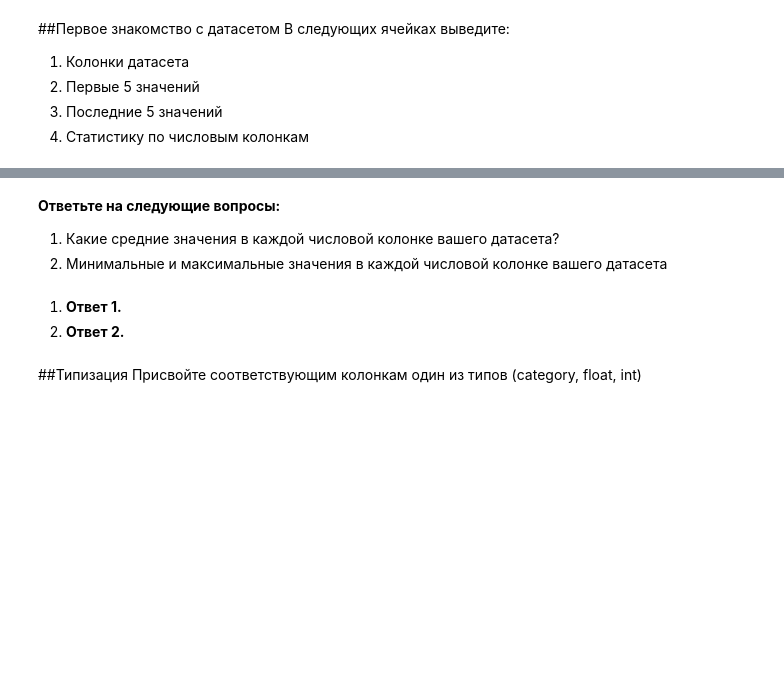
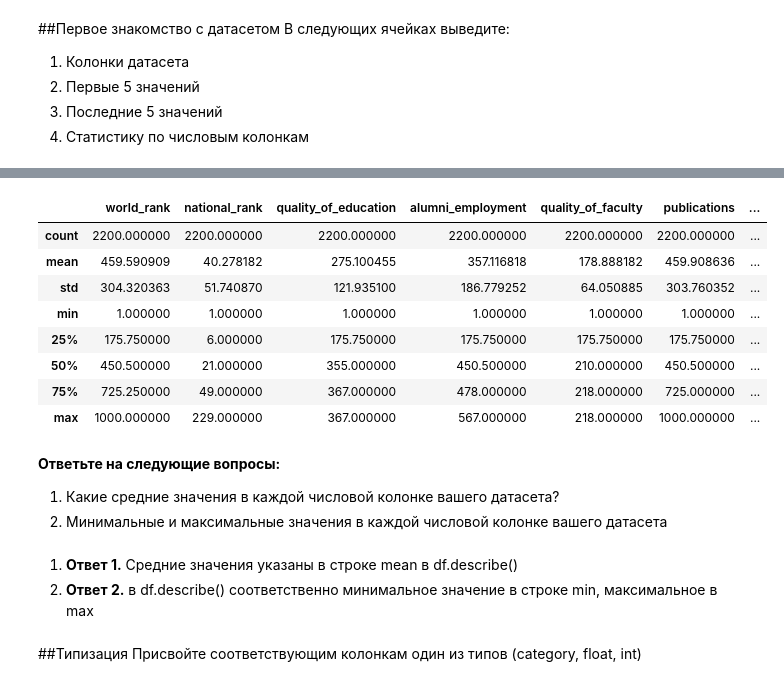
Before and after one commit to chashcha/machine-learning, a Jupyter notebook: Задание_1_ch.ipynb, the cells around one changed output, grey strips where cells are left out. Saved outputs shown, nothing was run; the diff lists cells and outputs as text; code cells hidden in the pictures; blank space fills up the shorter version.

```diff
--- a/Задание_1_ch.ipynb
+++ b/Задание_1_ch.ipynb
@@ -16,0 +14,3 @@ df
+# %%
+df = pd.read_csv("/content/sample_data/cwurData.csv")
+df[:5]
@@ -32,16 +64,29 @@ df
 # %%
 #Статистику
+df.describe()
+# %% [output]
+|  | world_rank | national_rank | quality_of_education | alumni_employment | quality_of_faculty | publications | ... |
+| count | 2200.000000 | 2200.000000 | 2200.000000 | 2200.000000 | 2200.000000 | 2200.000000 | ... |
+| mean | 459.590909 | 40.278182 | 275.100455 | 357.116818 | 178.888182 | 459.908636 | ... |
+| std | 304.320363 | 51.740870 | 121.935100 | 186.779252 | 64.050885 | 303.760352 | ... |
+| min | 1.000000 | 1.000000 | 1.000000 | 1.000000 | 1.000000 | 1.000000 | ... |
+| 25% | 175.750000 | 6.000000 | 175.750000 | 175.750000 | 175.750000 | 175.750000 | ... |
+| 50% | 450.500000 | 21.000000 | 355.000000 | 450.500000 | 210.000000 | 450.500000 | ... |
+| 75% | 725.250000 | 49.000000 | 367.000000 | 478.000000 | 218.000000 | 725.000000 | ... |
+| max | 1000.000000 | 229.000000 | 367.000000 | 567.000000 | 218.000000 | 1000.000000 | ... |
 # %% [markdown]
 **Ответьте на следующие вопросы:**
 
 
 1.   Какие средние значения в каждой числовой колонке вашего датасета?
 2.   Минимальные и максимальные значения в каждой числовой колонке вашего датасета
-# %% [markdown]
-
-
-1.   **Ответ 1.**
-2.   **Ответ 2.**
+# %% [markdown]
+
+
+1.   **Ответ 1.**
+Средние значения указаны в строке mean в df.describe()
+2.   **Ответ 2.**
+в df.describe() соответственно минимальное значение в строке min, максимальное в max
 # %% [markdown]
 ##Типизация
 Присвойте соответствующим колонкам один из типов (category, float, int)
```
Also changed, not shown: parts of 5 cells of this notebook.
